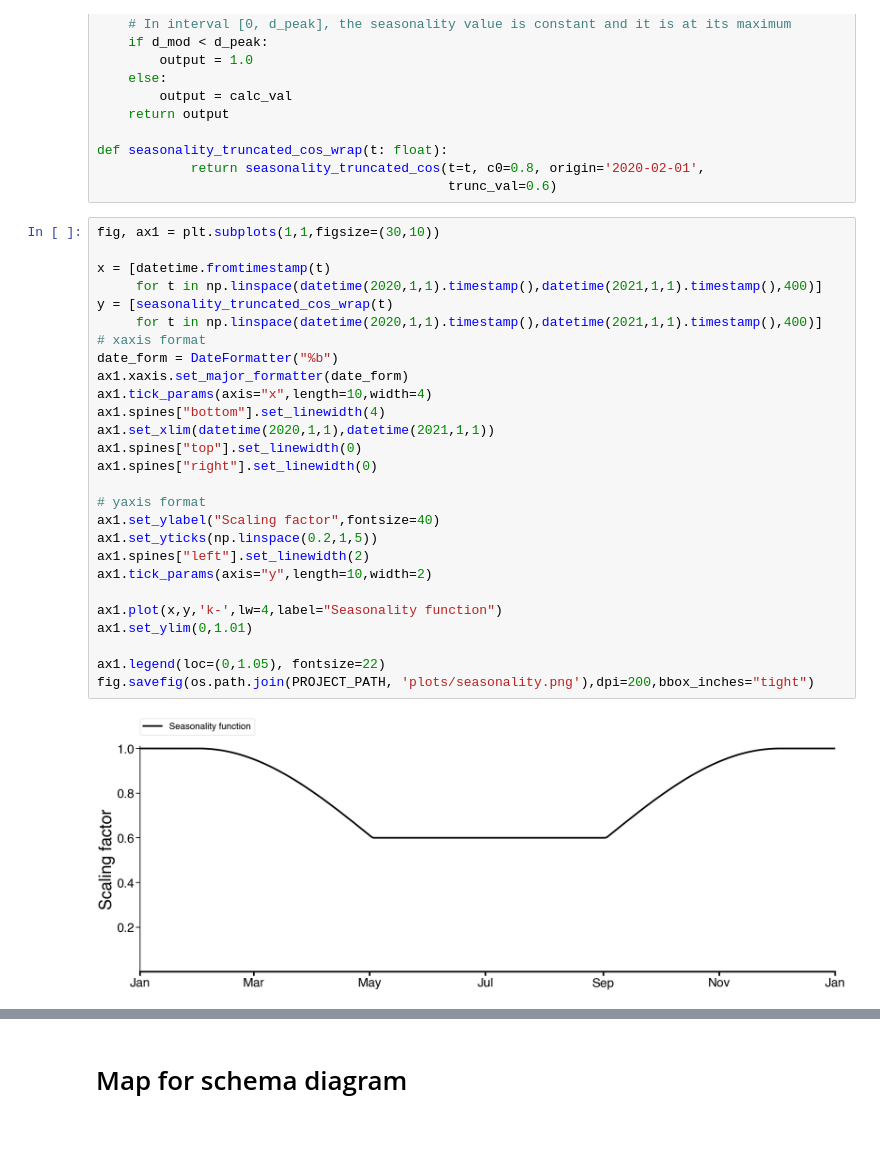
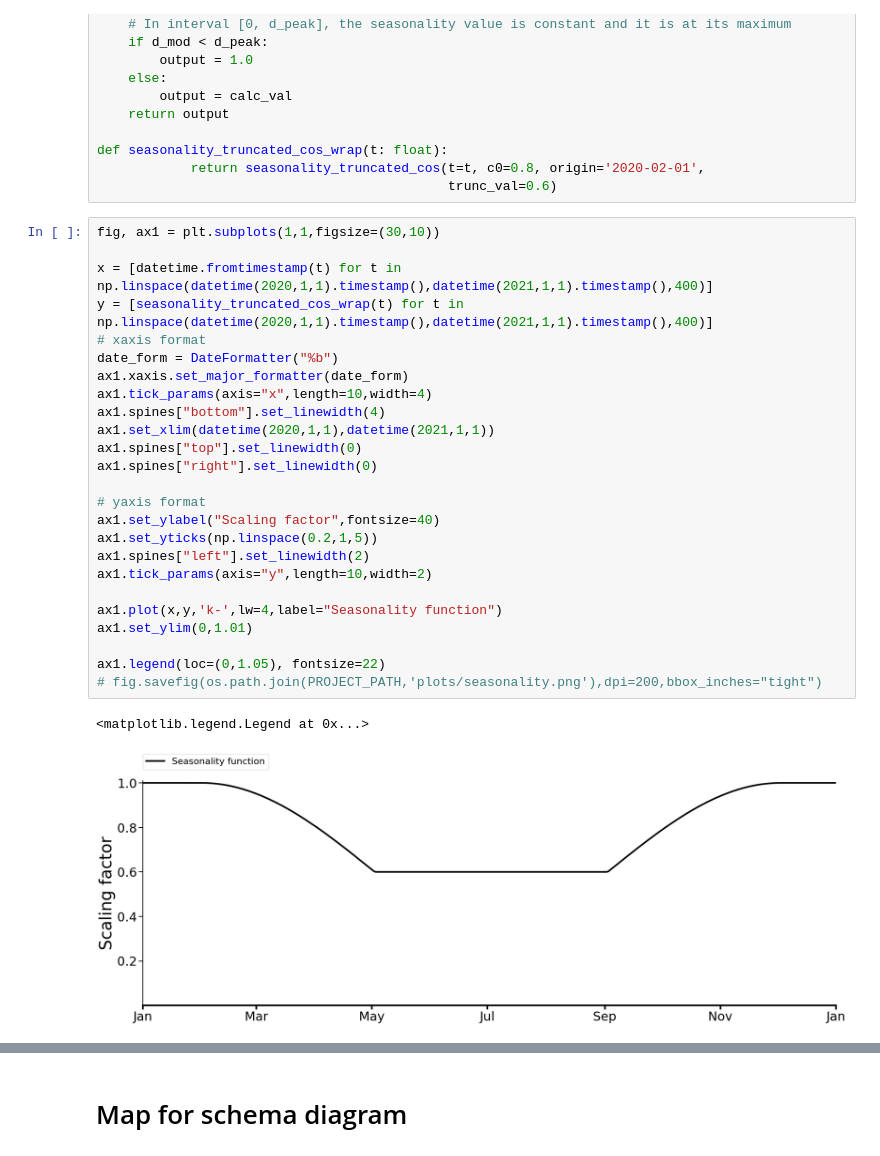
Before and after one commit to zsvizi/r-eff-social-contact-surveys-covid-19-hungary, a Jupyter notebook: notebook/03_manuscript_figures.ipynb, the cells around one changed output, grey strips where cells are left out. Cells and saved outputs as stored; diff of their text form.

```diff
--- a/notebook/03_manuscript_figures.ipynb
+++ b/notebook/03_manuscript_figures.ipynb
@@ -503,32 +435,31 @@ def seasonality_truncated_cos_wrap(t: float):
 # %%
 fig, ax1 = plt.subplots(1,1,figsize=(30,10))
 
-x = [datetime.fromtimestamp(t)
-     for t in np.linspace(datetime(2020,1,1).timestamp(),datetime(2021,1,1).timestamp(),400)]
-y = [seasonality_truncated_cos_wrap(t)
-     for t in np.linspace(datetime(2020,1,1).timestamp(),datetime(2021,1,1).timestamp(),400)]
+x = [datetime.fromtimestamp(t) for t in np.linspace(datetime(2020,1,1).timestamp(),datetime(2021,1,1).timestamp(),400)]
+y = [seasonality_truncated_cos_wrap(t) for t in np.linspace(datetime(2020,1,1).timestamp(),datetime(2021,1,1).timestamp(),400)]
 # xaxis format
 date_form = DateFormatter("%b")
 ax1.xaxis.set_major_formatter(date_form)
 ax1.tick_params(axis="x",length=10,width=4)
 ax1.spines["bottom"].set_linewidth(4)
 ax1.set_xlim(datetime(2020,1,1),datetime(2021,1,1))
 ax1.spines["top"].set_linewidth(0)
 ax1.spines["right"].set_linewidth(0)
 
 # yaxis format
 ax1.set_ylabel("Scaling factor",fontsize=40)
 ax1.set_yticks(np.linspace(0.2,1,5))
 ax1.spines["left"].set_linewidth(2)
 ax1.tick_params(axis="y",length=10,width=2)
 
 ax1.plot(x,y,'k-',lw=4,label="Seasonality function")
 ax1.set_ylim(0,1.01)
 
 ax1.legend(loc=(0,1.05), fontsize=22)
-fig.savefig(os.path.join(PROJECT_PATH, 'plots/seasonality.png'),dpi=200,bbox_inches="tight")
+# fig.savefig(os.path.join(PROJECT_PATH,'plots/seasonality.png'),dpi=200,bbox_inches="tight")
 # %% [output]
+<matplotlib.legend.Legend at 0x...>
-[figure, old version]
+[figure, new version]
 # %%
 fig, ax1 = plt.subplots(1,1,figsize=(10,5))
 
```
Also changed, not shown: parts of 33 cells of this notebook.
